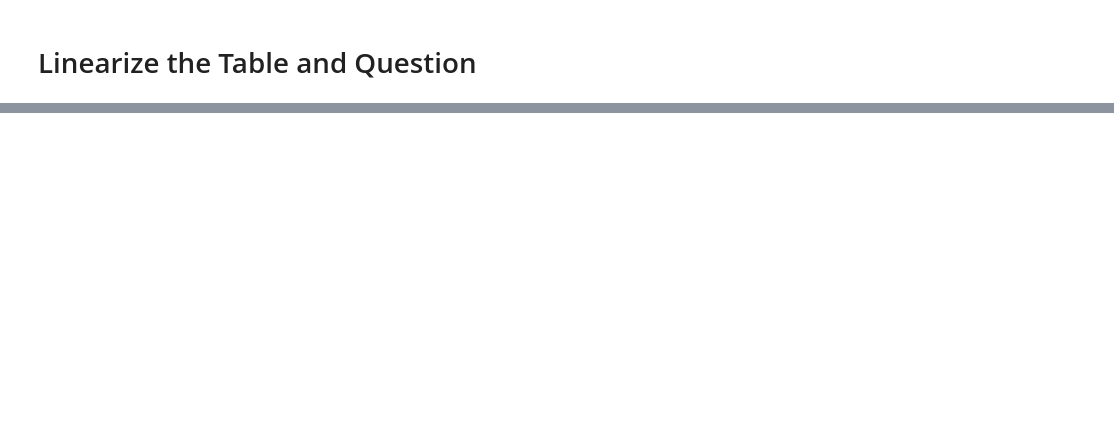
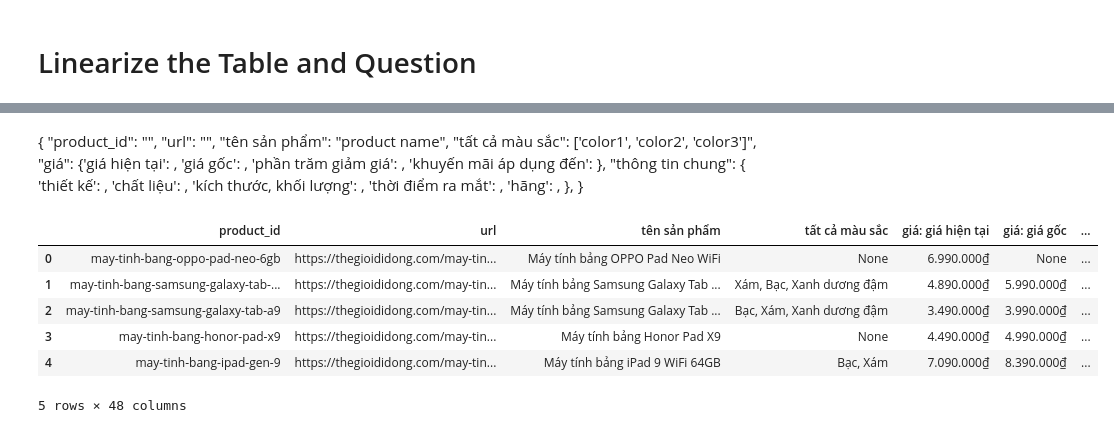
Before and after one commit to namwasinyourheart/semi-product-qa, a Jupyter notebook: notebooks/preprocess_data_tgdd.ipynb, the cells around one changed output, grey strips where cells are left out. Drawn from its saved outputs; the diff is of its cells as text; code cells hidden in the pictures; blank space fills up the shorter version.

Commit message:
Create notebooks/preprocess_data_tgdd.ipynb for preprocessing data

```diff
--- a/notebooks/preprocess_data_tgdd.ipynb
+++ b/notebooks/preprocess_data_tgdd.ipynb
@@ -335,0 +336,4 @@ def load_qna_data(product_id, qna_path_mapping):
+# %%
+all_product_data = get_all_product_data(PRODUCT_DATA_PATHS)
+phone_list = list(all_product_data['tablet'].values())
+phone_list
@@ -335,0 +358,39 @@ def load_qna_data(product_id, qna_path_mapping):
+# %% [markdown]
+{
+    "product_id": "<placeholder>",
+    "url": "<placeholder>",
+    "tên sản phẩm": "product name",
+    "tất cả màu sắc": ['color1', 'color2', 'color3']",
+    "giá": {'giá hiện tại': ,
+            'giá gốc': ,
+            'phần trăm giảm giá': ,
+            'khuyến mãi áp dụng đến': },
+    "thông tin chung": {
+        'thiết kế': ,
+        'chất liệu': ,
+        'kích thước, khối lượng': ,
+        'thời điểm ra mắt': ,
+        'hãng': ,
+    },
+}
+# %%
+import pandas as pd
+pd.set_option('display.max_colwidth', None)
+# %%
+
+import pandas as pd
+
+
+product_data_flattened = [flatten_dict(line) for line in phone_list]
+
+df = pd.DataFrame(product_data_flattened)
+
+df.head()
+# %% [output]
+|  | product_id | url | tên sản phẩm | tất cả màu sắc | giá: giá hiện tại | giá: giá gốc | ... |
+| 0 | may-tinh-bang-oppo-pad-neo-6gb | https://thegioididong.com/may-tin... | Máy tính bảng OPPO Pad Neo WiFi | None | 6.990.000₫ | None | ... |
+| 1 | may-tinh-bang-samsung-galaxy-tab-... | https://thegioididong.com/may-tin... | Máy tính bảng Samsung Galaxy Tab ... | Xám, Bạc, Xanh dương đậm | 4.890.000₫ | 5.990.000₫ | ... |
+| 2 | may-tinh-bang-samsung-galaxy-tab-a9 | https://thegioididong.com/may-tin... | Máy tính bảng Samsung Galaxy Tab ... | Bạc, Xám, Xanh dương đậm | 3.490.000₫ | 3.990.000₫ | ... |
+| 3 | may-tinh-bang-honor-pad-x9 | https://thegioididong.com/may-tin... | Máy tính bảng Honor Pad X9 | None | 4.490.000₫ | 4.990.000₫ | ... |
+| 4 | may-tinh-bang-ipad-gen-9 | https://thegioididong.com/may-tin... | Máy tính bảng iPad 9 WiFi 64GB | Bạc, Xám | 7.090.000₫ | 8.390.000₫ | ... |
+5 rows × 48 columns
```
Also changed, not shown: parts of 43 cells of this notebook.
